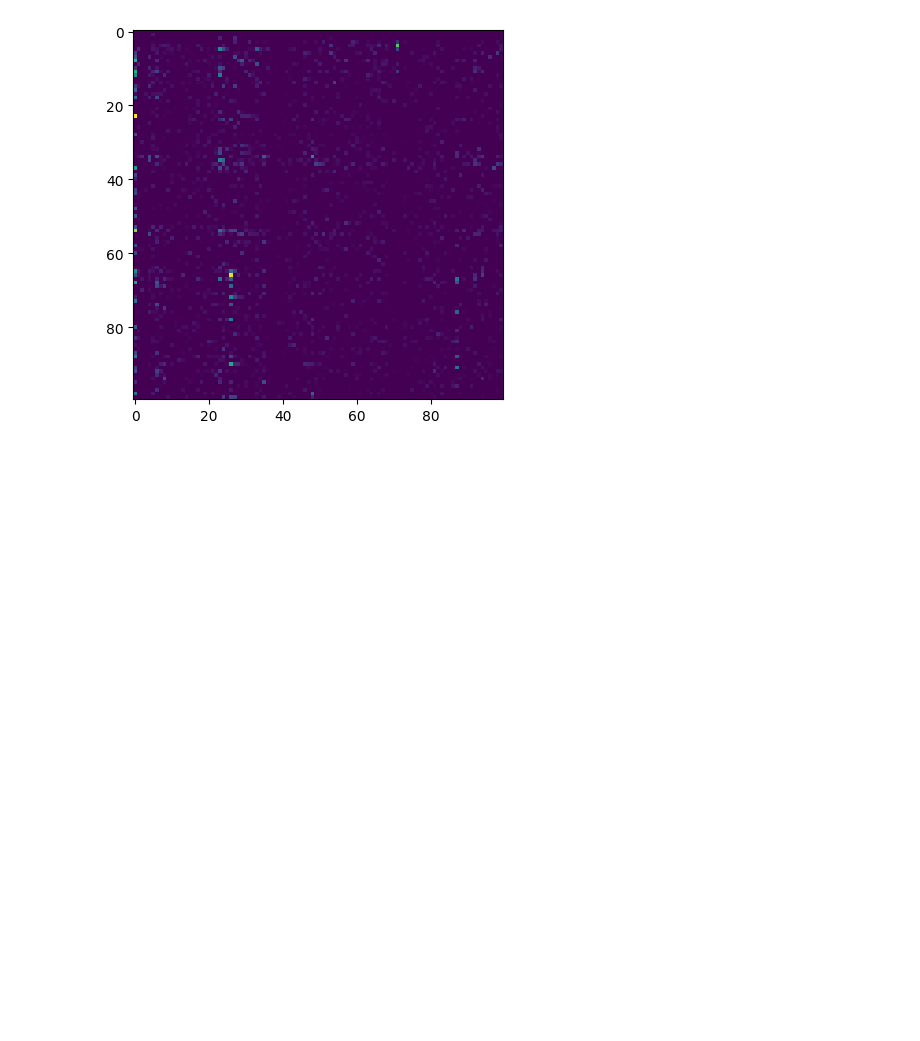
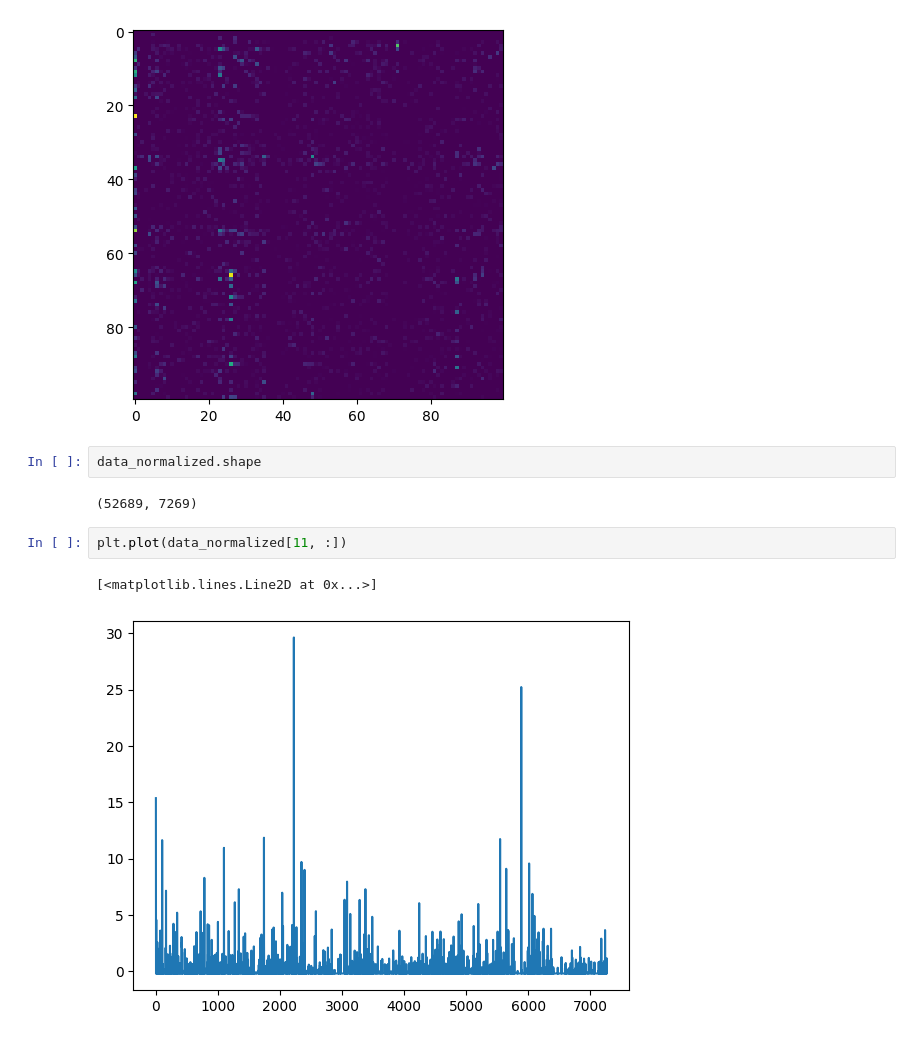
Before and after one commit to sensorium-competition/experanto, a Jupyter notebook: scripts/filter_playground.ipynb, the cells around one changed output. Cells and saved outputs as stored; diff of their text form; blank space fills up the shorter version.

```diff
--- a/scripts/filter_playground.ipynb
+++ b/scripts/filter_playground.ipynb
@@ -92,3 +95,12 @@ plt.imshow(data_normalized[:100, :100])
 # %% [output]
 <matplotlib.image.AxesImage at 0x...>
 [figure]
+# %%
+data_normalized.shape
+# %% [output]
+(52689, 7269)
+# %%
+plt.plot(data_normalized[11, :])
+# %% [output]
+[<matplotlib.lines.Line2D at 0x...>]
+[figure, added]
```
Also changed, not shown: parts of 2 cells of this notebook, 6 other files.
